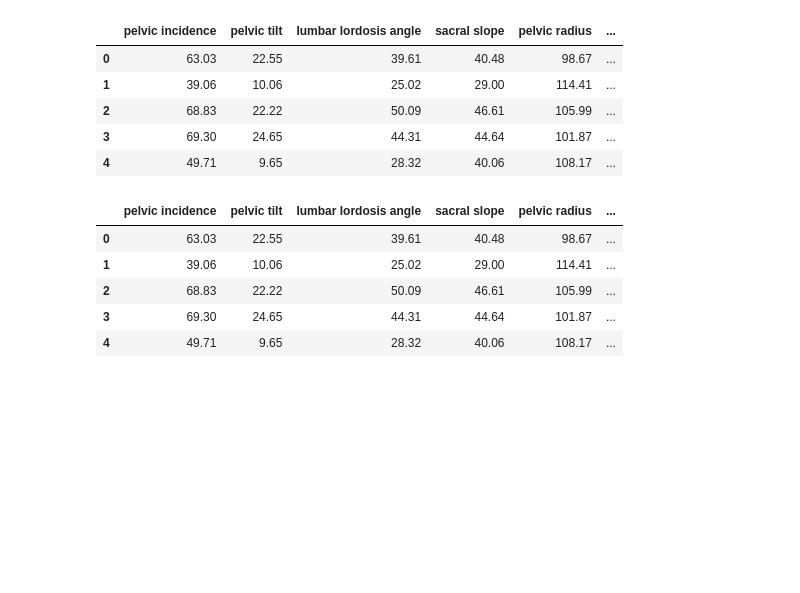
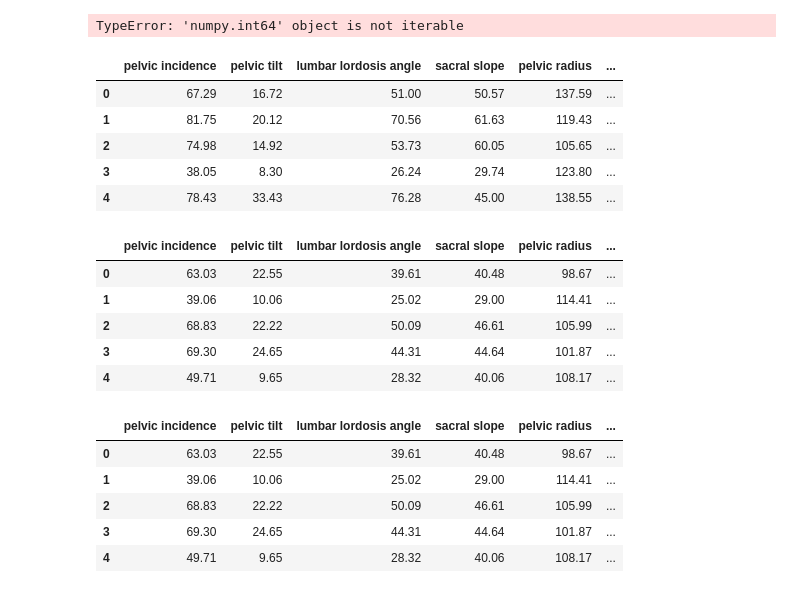
Before and after one commit to smustala/DSCI_552, a Jupyter notebook: HomeWork_1/notebook/HomeWork1.ipynb, the cells around one changed output. Drawn from its saved outputs; the diff is of its cells as text; code cells hidden in the pictures; blank space fills up the shorter version.

```diff
--- a/HomeWork_1/notebook/HomeWork1.ipynb
+++ b/HomeWork_1/notebook/HomeWork1.ipynb
@@ -11,0 +34,11 @@ df = pd.read_csv("../data/vertebral_column_data/column_2C.dat", sep = '\s', name
+# %%
+df1 = df[df['label']== 0].iloc[0:70]
+df2 = df[df['label']== 1].iloc[0:140]
+frames = [df1,df2]
+df_train = pd.concat(frames)
+df_train = df_train.sample(frac=1).reset_index(drop=True)   #shuffling the rows
+df3 = df[df['label']== 0].iloc[70:]
+df4 = df[df['label'] == 1].iloc[140:]
+frames2 = [df3,df4]
+df_test = pd.concat(frames2)
+df_test = df_test.sample(frac=1).reset_index(drop = True)
@@ -11,0 +111,11 @@ df = pd.read_csv("../data/vertebral_column_data/column_2C.dat", sep = '\s', name
+# %%
+def create_trainingset(df_train, N):
+    df_tr1 = df_train[df_train['label'] == 0].iloc[:N//3]
+    df_tr2 = df_train[df_train['label'] == 1].iloc[:(N-(N//3))]
+    df_tr =  pd.concat([df_tr1, df_tr2])
+    df_tr = df_tr.sample(frac=1).reset_index(drop = True)
+    X_tr  = df_tr[features]
+    y_tr = df_tr['label']
+    return [X_tr, y_tr]
+# %%
+create_trainingset(df_train, 140)
@@ -12,3 +179,18 @@ df = pd.read_csv("../data/vertebral_column_data/column_2C.dat", sep = '\s', name
+# %%
+optimal_k(df_train, np.arange(1,200,5), X_test, y_test, np.arange(10,211,10))
+import matplotlib.pyplot as plt
+plt.plot(learning_curve(df_train, np.arange(10,211,10), X_test, y_test,optimal_k(df_train, np.arange(1,200,5), X_test, y_test, np.arange(10,211,10)))[0], learning_curve(df_train, np.arange(10,211,10), X_test, y_test, optimal_k(df_train, np.arange(1,200,5), X_test, y_test, np.arange(10,211,10)))[1], 'b')
+# %% [output]
+TypeError: 'numpy.int64' object is not iterable
+# %%
+df_train.head()
+# %% [output]
+|  | pelvic incidence | pelvic tilt | lumbar lordosis angle | sacral slope | pelvic radius | ... |
+| 0 | 67.29 | 16.72 | 51.00 | 50.57 | 137.59 | ... |
+| 1 | 81.75 | 20.12 | 70.56 | 61.63 | 119.43 | ... |
+| 2 | 74.98 | 14.92 | 53.73 | 60.05 | 105.65 | ... |
+| 3 | 38.05 | 8.30 | 26.24 | 29.74 | 123.80 | ... |
+| 4 | 78.43 | 33.43 | 76.28 | 45.00 | 138.55 | ... |
 # %%
 df.head()
 # %% [output]
```
Also changed, not shown: parts of 22 cells of this notebook.
